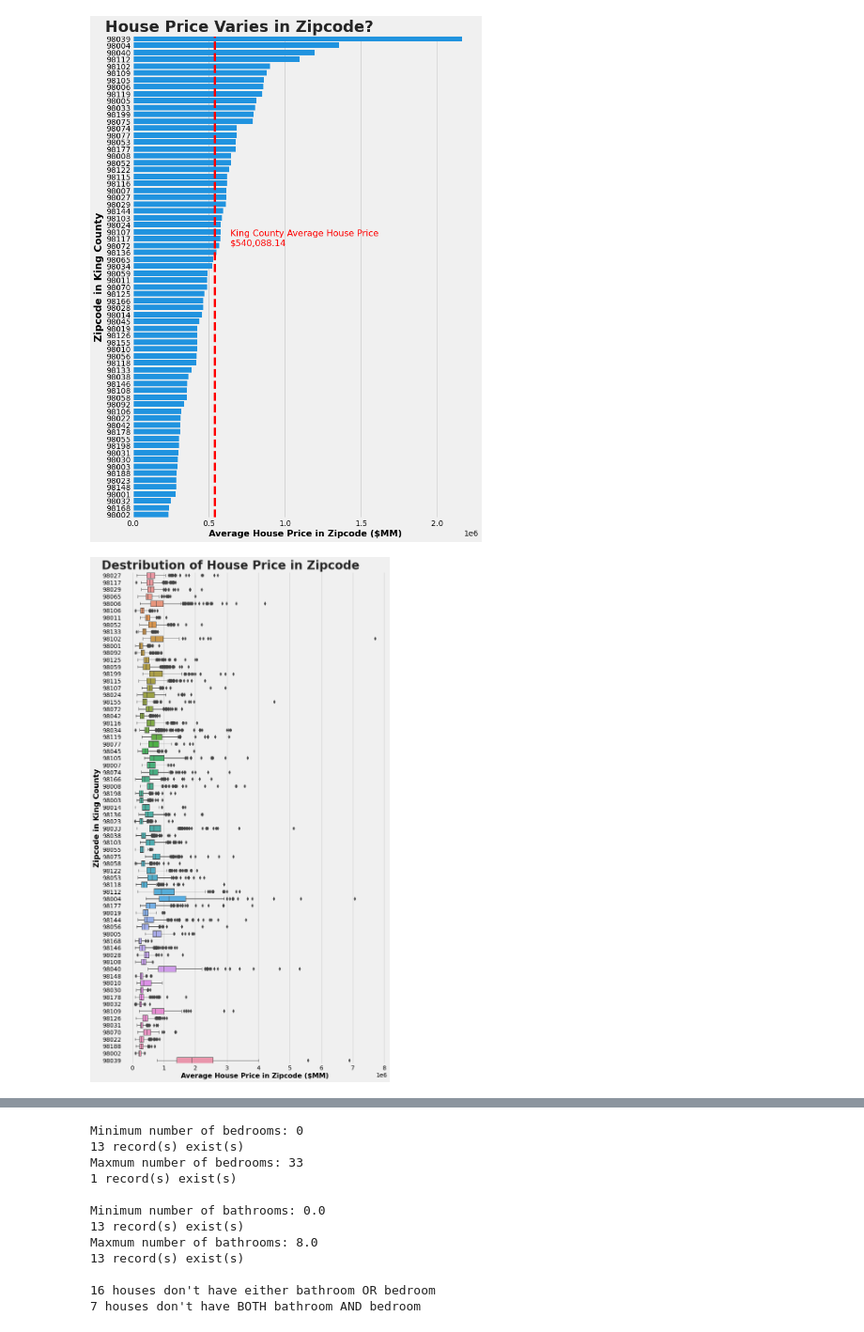
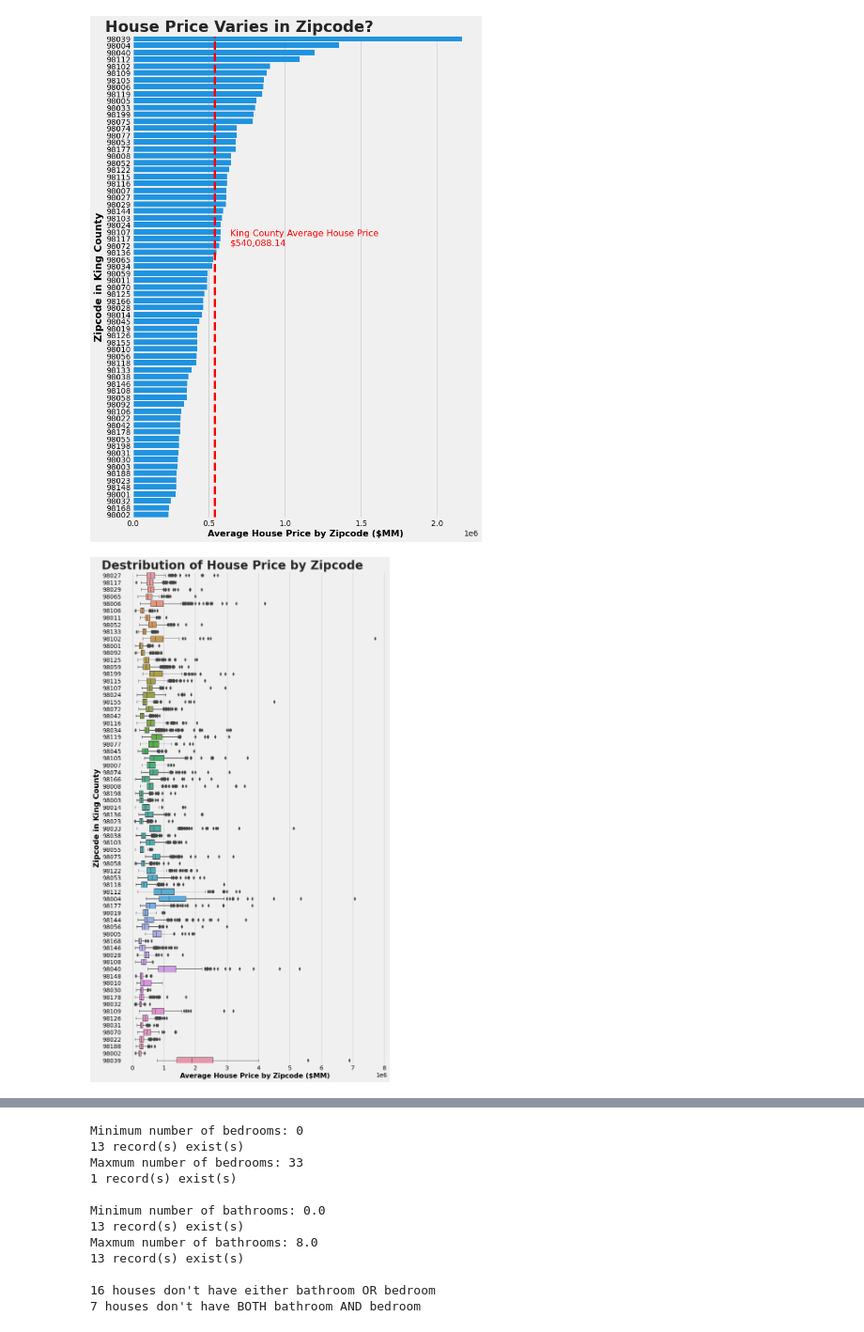
Before and after one commit to MihoRosenberg/Kings-County-Housing-Price, a Jupyter notebook: kings_county_housing_price_analysis.ipynb, the cells around one changed output, grey strips where cells are left out. Shown at 94% size. Drawn from its saved outputs; the diff is of its cells as text; code cells hidden in the pictures.

```diff
--- a/kings_county_housing_price_analysis.ipynb
+++ b/kings_county_housing_price_analysis.ipynb
@@ -241,13 +244,13 @@ ax.set_xlabel("Average House Price in Zipcode ($MM)", fontsize=16, weight='bold'
 # %%
 # Draw [plot a boxplot
 plt.style.use('fivethirtyeight')
 _, ax = plt.subplots(figsize=(10, 20))
 plt.subplots_adjust(hspace=3, wspace=3)
-plt.title("Destribution of House Price in Zipcode", weight='bold', fontsize=28, x=-0.08, y=1.0, loc='left', color='#252525')
+plt.title("Destribution of House Price by Zipcode", weight='bold', fontsize=28, x=-0.08, y=1.0, loc='left', color='#252525')
 
 sns.boxplot(df['price'], df['zipcode'].astype(str), linewidth=1)
 ax.set_ylabel("Zipcode in King County", fontsize=18, weight='bold')
-ax.set_xlabel("Average House Price in Zipcode ($MM)", fontsize=16, weight='bold');
+ax.set_xlabel("Average House Price by Zipcode ($MM)", fontsize=16, weight='bold');
 # %% [output]
-[figure, old version]
+[figure, new version]
 # %% [markdown]
```
Also changed, not shown: parts of 35 cells of this notebook.
